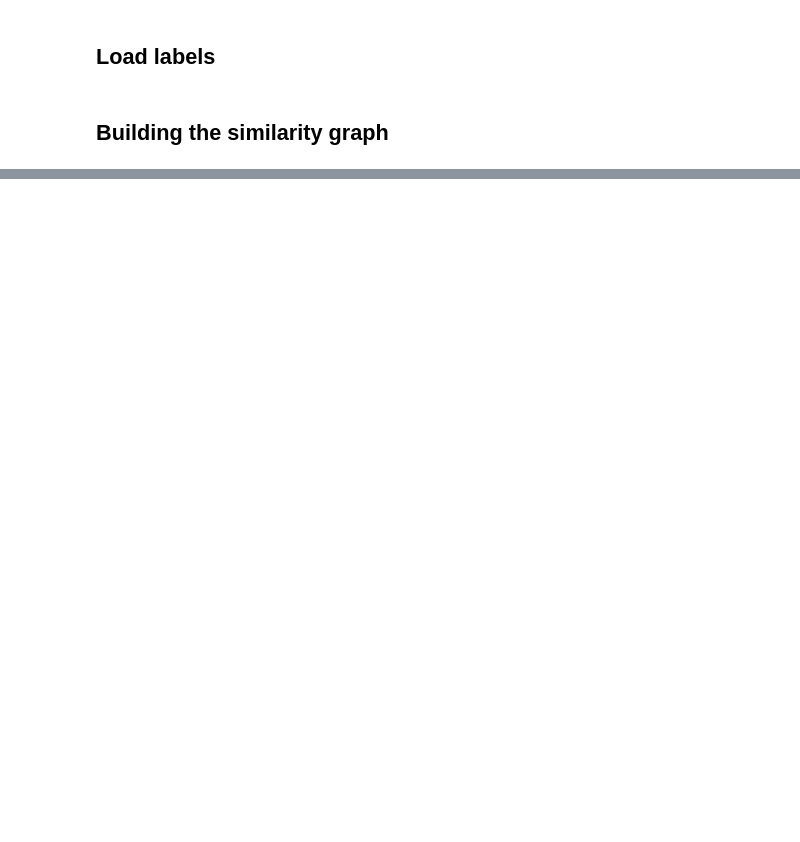
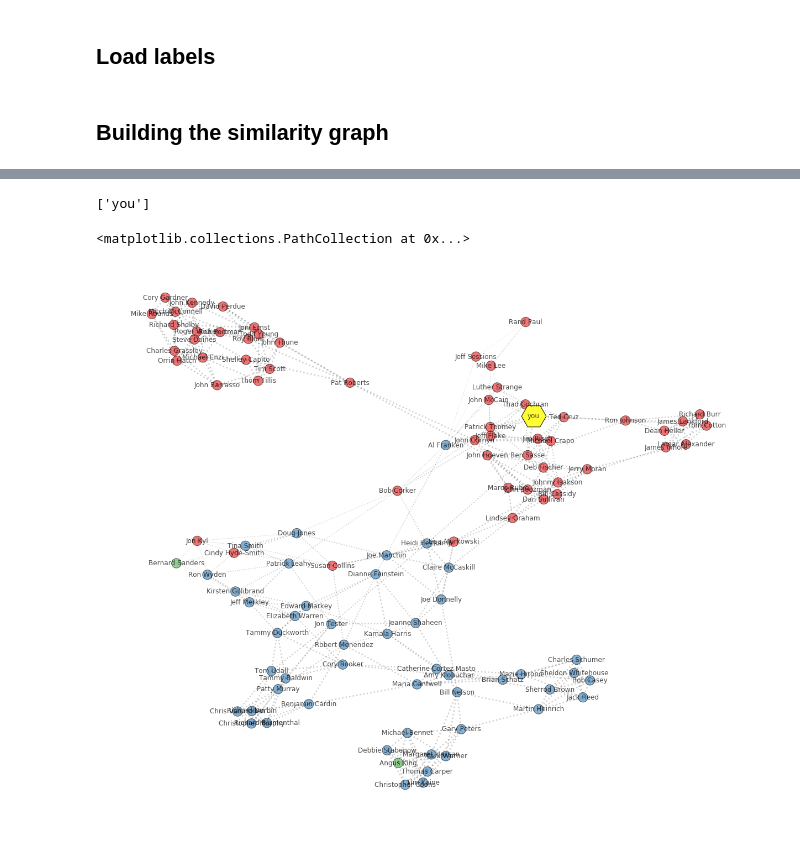
Before and after one commit to lkiel/US-Senators, a Jupyter notebook: Project Demonstration.ipynb, the cells around one changed output, grey strips where cells are left out. Cells and saved outputs as stored; diff of their text form; code cells hidden in the pictures; blank space fills up the shorter version.

```diff
--- a/Project Demonstration.ipynb
+++ b/Project Demonstration.ipynb
@@ -59,0 +139,13 @@ plot_signal(adjacency, labels)
+# %%
+import itertools
+
+plt.figure(figsize=(20,18))
+
+pos = dict(zip(senators['name'].values[argsort_labels], coord))
+pos['you'] = [0,0]
+
+plot_signal(new_adjacency, np.append(labels, [0]), labels=np.append(senators['name'].values, ['you']),scale=[0,1], highlight_node=[105])
+# %% [output]
+['you']
+<matplotlib.collections.PathCollection at 0x...>
+[figure, added]
```
Also changed, not shown: parts of 10 cells of this notebook, 4 other files.
